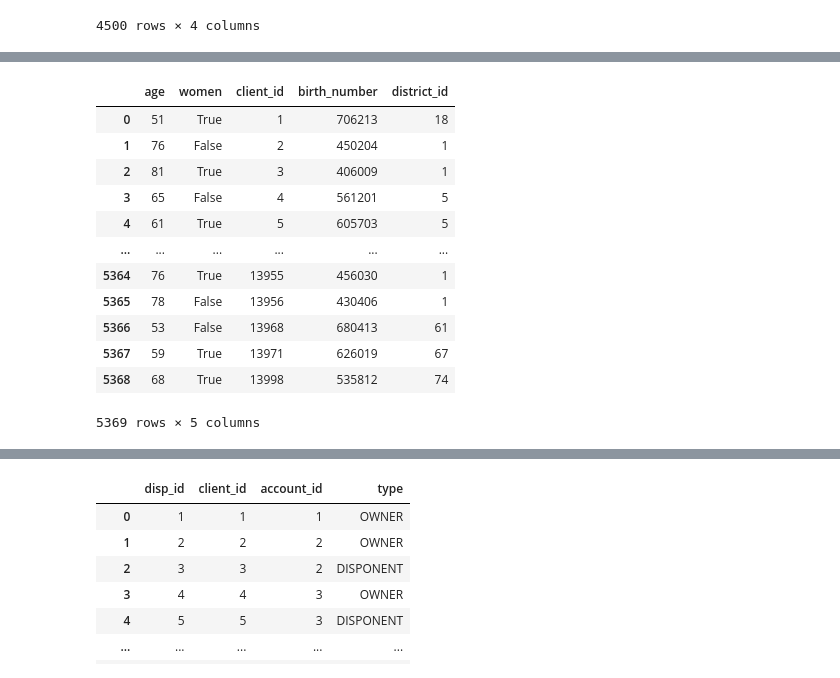
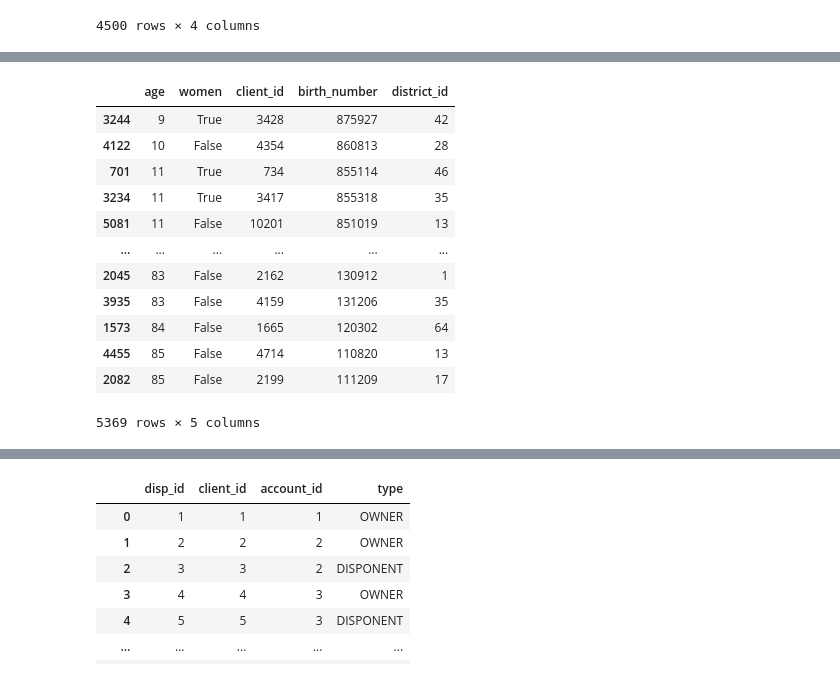
Before and after one commit to IohanSardinha/AC-G15, a Jupyter notebook: analisys.ipynb, the cells around one changed output, grey strips where cells are left out. Cells and saved outputs as stored; diff of their text form; code cells hidden in the pictures.

```diff
--- a/analisys.ipynb
+++ b/analisys.ipynb
@@ -24,19 +47,19 @@ accountDB
 # %%
 clientDB = pd.read_csv('data/client.csv', sep=";")
 clientDB.insert(0, "women",(((clientDB['birth_number'] - ((clientDB['birth_number']//10000 * 10000) + (clientDB['birth_number'] - clientDB['birth_number']//100 * 100)))//100) > 50))
-clientDB.insert(0,"age", 121- clientDB['birth_number']//10000)
-clientDB
+clientDB.insert(0,"age", 1996 - (1900 + clientDB['birth_number']//10000))
+clientDB.sort_values(by=["age"])
 # %% [output]
 |  | age | women | client_id | birth_number | district_id |
-| 0 | 51 | True | 1 | 706213 | 18 |
-| 1 | 76 | False | 2 | 450204 | 1 |
-| 2 | 81 | True | 3 | 406009 | 1 |
-| 3 | 65 | False | 4 | 561201 | 5 |
-| 4 | 61 | True | 5 | 605703 | 5 |
+| 3244 | 9 | True | 3428 | 875927 | 42 |
+| 4122 | 10 | False | 4354 | 860813 | 28 |
+| 701 | 11 | True | 734 | 855114 | 46 |
+| 3234 | 11 | True | 3417 | 855318 | 35 |
+| 5081 | 11 | False | 10201 | 851019 | 13 |
 | ... | ... | ... | ... | ... | ... |
-| 5364 | 76 | True | 13955 | 456030 | 1 |
-| 5365 | 78 | False | 13956 | 430406 | 1 |
-| 5366 | 53 | False | 13968 | 680413 | 61 |
-| 5367 | 59 | True | 13971 | 626019 | 67 |
-| 5368 | 68 | True | 13998 | 535812 | 74 |
+| 2045 | 83 | False | 2162 | 130912 | 1 |
+| 3935 | 83 | False | 4159 | 131206 | 35 |
+| 1573 | 84 | False | 1665 | 120302 | 64 |
+| 4455 | 85 | False | 4714 | 110820 | 13 |
+| 2082 | 85 | False | 2199 | 111209 | 17 |
 5369 rows × 5 columns
```
Also changed, not shown: parts of 9 cells of this notebook, 2 other files.
